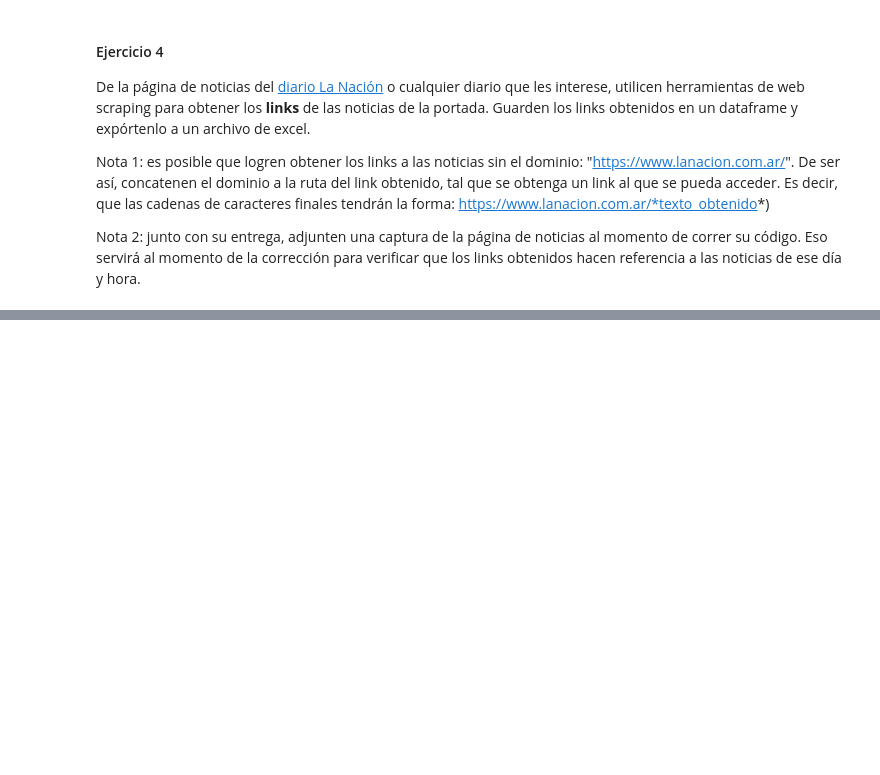
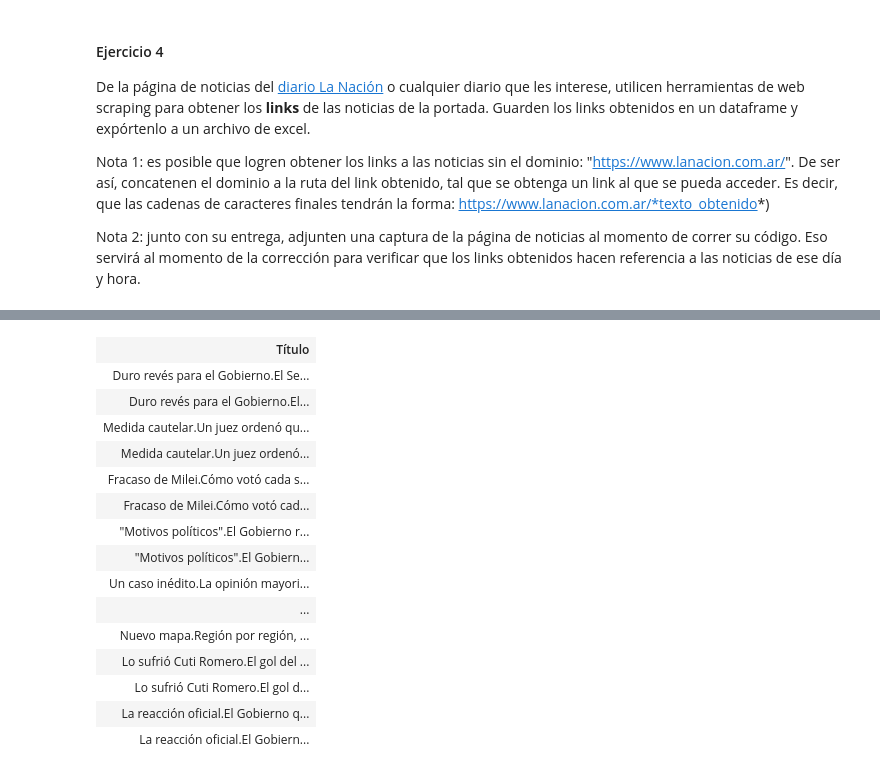
Before and after one commit to A-R-VV/BigDataUBA-Grupo18, a Jupyter notebook: TP1-UBA (3).ipynb, the cells around one changed output, grey strips where cells are left out. Saved outputs shown, nothing was run; the diff lists cells and outputs as text; code cells hidden in the pictures; blank space fills up the shorter version.

```diff
--- a/TP1-UBA (3).ipynb
+++ b/TP1-UBA (3).ipynb
@@ -295,0 +232,84 @@ if response.status_code == 200:
+# %%
+import requests  # Importa la librería para hacer solicitudes HTTP
+from bs4 import BeautifulSoup  # Importa BeautifulSoup para analizar HTML
+import pandas as pd  # Importa pandas para trabajar con DataFrames
+from IPython.display import display, HTML  # Importa funciones para mostrar HTML en Jupyter
+
+# Configuración inicial
+url = "https://www.lanacion.com.ar/"  # URL del sitio web a extraer
+headers = {"User-Agent": "Mozilla/5.0"}  # Encabezados para simular un navegador
+
+try:
+    # 1. Obtener el HTML de la página
+    response = requests.get(url, headers=headers, timeout=10)  # Realiza la solicitud HTTP
+    response.raise_for_status()  # Lanza una excepción si la solicitud falla
+    soup = BeautifulSoup(response.text, 'html.parser')  # Analiza el HTML con BeautifulSoup
+
+    # 2. Extraer los contenedores principales de las noticias
+    news_containers = soup.find_all(['article', 'section'], class_=lambda x: x and (
+        'modulo' in x or 'com-card' in x or 'description-container' in x
+    ))  # Busca los contenedores de noticias
+
+    # 3. Filtrar y guardar los links de las noticias
+    news_data = []  # Lista para almacenar los datos de las noticias
+    for container in news_containers:  # Itera sobre los contenedores de noticias
+        link_tag = container.find_parent('a', href=True) or container.find('a', href=True)  # Busca la etiqueta <a>
+
+        if link_tag:  # Si se encontró una etiqueta <a>
+            href = link_tag['href']  # Obtiene el atributo href
+            full_url = f"https://www.lanacion.com.ar{href}" if href.startswith('/') else href  # Construye la URL completa
+
+            title = container.find(['h1', 'h2', 'h3'], class_=lambda x: x and 'title' in x)  # Busca el título
+            title_text = title.get_text(strip=True) if title else "Sin título"  # Obtiene el texto del título
+
+            news_data.append({"Título": title_text, "Link": full_url})  # Agrega los datos a la lista
+
+    # 4. Eliminar duplicados y mostrar los primeros 10 resultados (lista ampliada)
+    df = pd.DataFrame(news_data).drop_duplicates(subset=['Link']).head(10).copy()  # Crea un DataFrame y elimina duplicados
+
+    # Función para crear el HTML del enlace
+    def crear_html_link(row):
+        link = row['Link']  # Obtiene el enlace
+        titulo = row['Título']  # Obtiene el título
+        return f'<a href="{link}" title="{titulo}" target="_blank">{titulo[:30]}...</a>'  # Crea el HTML del enlace
+
+    # Aplicar la función para crear la columna HTML del link
+    df['Link_HTML'] = df.apply(crear_html_link, axis=1)  # Aplica la función a cada fila del DataFrame
+
+    if not df.empty:  # Si se encontraron noticias
+        # Construir el HTML personalizado para mostrar los enlaces debajo de los títulos
+        html_output = "<table><tr><th>Título</th></tr>"  # Inicia la tabla HTML
+        for index, row in df.iterrows():  # Itera sobre las filas del DataFrame
+            html_output += f"<tr><td>{row['Título']}</td></tr>"  # Agrega el título a la tabla
+            html_output += f"<tr><td>{row['Link_HTML']}</td></tr>"  # Agrega el enlace HTML a la tabla
+        html_output += "</table>"  # Cierra la tabla HTML
+
+        # Mostrar el HTML personalizado
+        display(HTML(html_output))  # Muestra el HTML en Jupyter
+
+        df.to_excel('portada_la_nacion_custom_links.xlsx', index=False)  # Guarda el DataFrame en un archivo Excel
+        print(f"Se guardaron {len(df)} noticias principales con enlaces personalizados.")  # Imprime un mensaje de éxito
+    else:
+        print("No se encontraron noticias con la estructura esperada.")  # Imprime un mensaje de error
+
+except requests.exceptions.RequestException as e:  # Captura errores de solicitudes HTTP
+    print(f"Error al acceder a la página: {e}")  # Imprime el error
+except Exception as e:  # Captura otros errores
+    print(f"Error: {e}")  # Imprime el error
+# %% [output]
+| Título |
+| Duro revés para el Gobierno.El Se... |
+| Duro revés para el Gobierno.El... |
+| Medida cautelar.Un juez ordenó qu... |
+| Medida cautelar.Un juez ordenó... |
+| Fracaso de Milei.Cómo votó cada s... |
+| Fracaso de Milei.Cómo votó cad... |
+| "Motivos políticos".El Gobierno r... |
+| "Motivos políticos".El Gobiern... |
+| Un caso inédito.La opinión mayori... |
+| ... |
+| Nuevo mapa.Región por región, ... |
+| Lo sufrió Cuti Romero.El gol del ... |
+| Lo sufrió Cuti Romero.El gol d... |
+| La reacción oficial.El Gobierno q... |
+| La reacción oficial.El Gobiern... |
```
Also changed, not shown: parts of 3 cells of this notebook.
